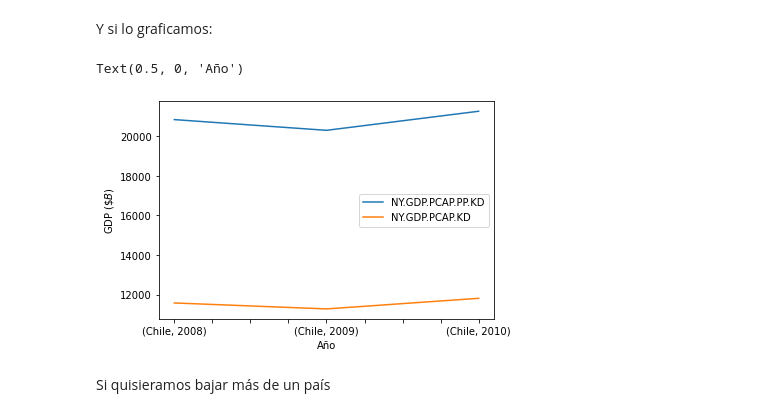
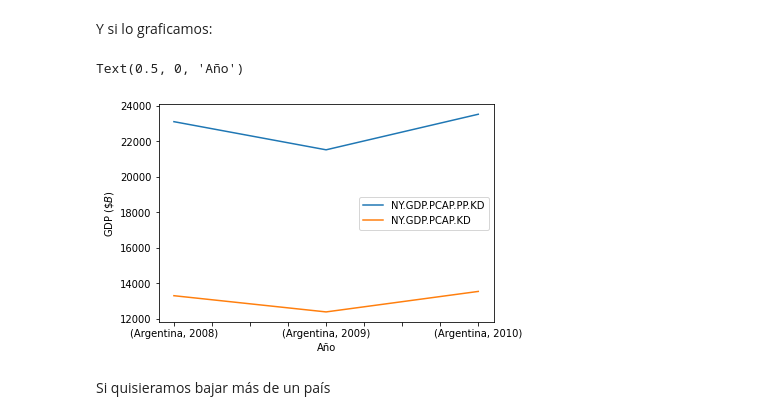
Before and after one commit to cediazr/taller_seriestiempo_IDS, a Jupyter notebook: Notebook-taller-bloque1_ARG.ipynb, the cells around one changed output. Cells and saved outputs as stored; diff of their text form; code cells hidden in the pictures.

```diff
--- a/Notebook-taller-bloque1_ARG.ipynb
+++ b/Notebook-taller-bloque1_ARG.ipynb
@@ -1004,18 +983,18 @@ Text(0.5, 0, 'Año')
 # %% [markdown]
 Si quisieramos bajar más de un indicador
 # %%
-df_GPDpc_pp_Chile= wb.download( indicator=['NY.GDP.PCAP.PP.KD','NY.GDP.PCAP.KD'], country=['CL'], start=2008, end=2010 )
+df_GPDpc_pp_Argentina= wb.download( indicator=['NY.GDP.PCAP.PP.KD','NY.GDP.PCAP.KD'], country=['AR'], start=2008, end=2010 )
 # %% [markdown]
 Y si lo graficamos:
 # %%
-df_GPDpc_pp_Chile.sort_index(inplace=True) #ordenamos el index
+df_GPDpc_pp_Argentina.sort_index(inplace=True) #ordenamos el index
 
-ax = df_GPDpc_pp_Chile.plot(legend=True)
+ax = df_GPDpc_pp_Argentina.plot(legend=True)
 ax.set_ylabel(r'GDP ($\$B$)')
 ax.set_xlabel(r'Año')
 # %% [output]
 Text(0.5, 0, 'Año')
-[figure, old version]
+[figure, new version]
 # %% [markdown]
 Si quisieramos bajar más de un país
 # %%
```
Also changed, not shown: parts of 10 cells of this notebook.
